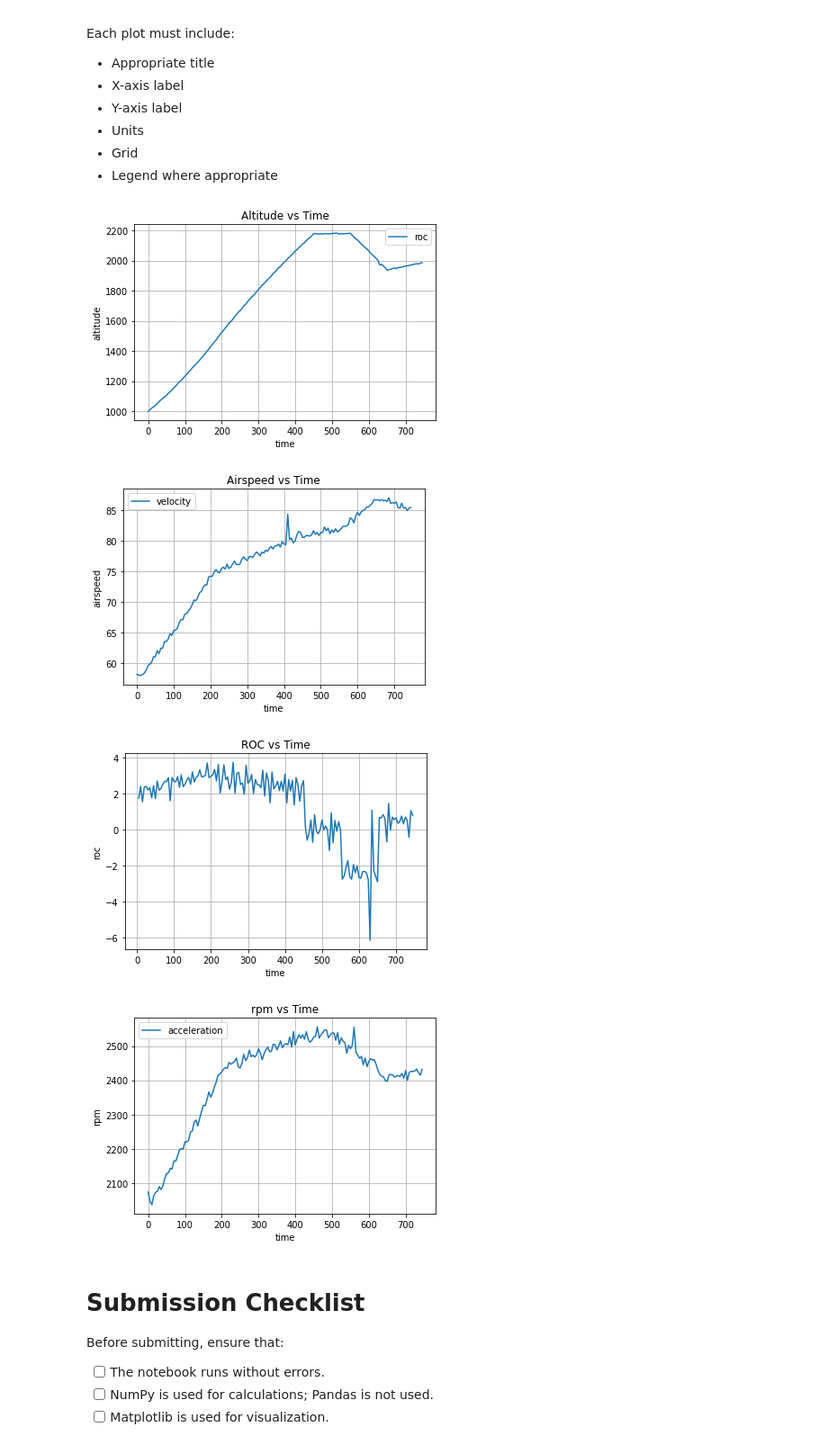
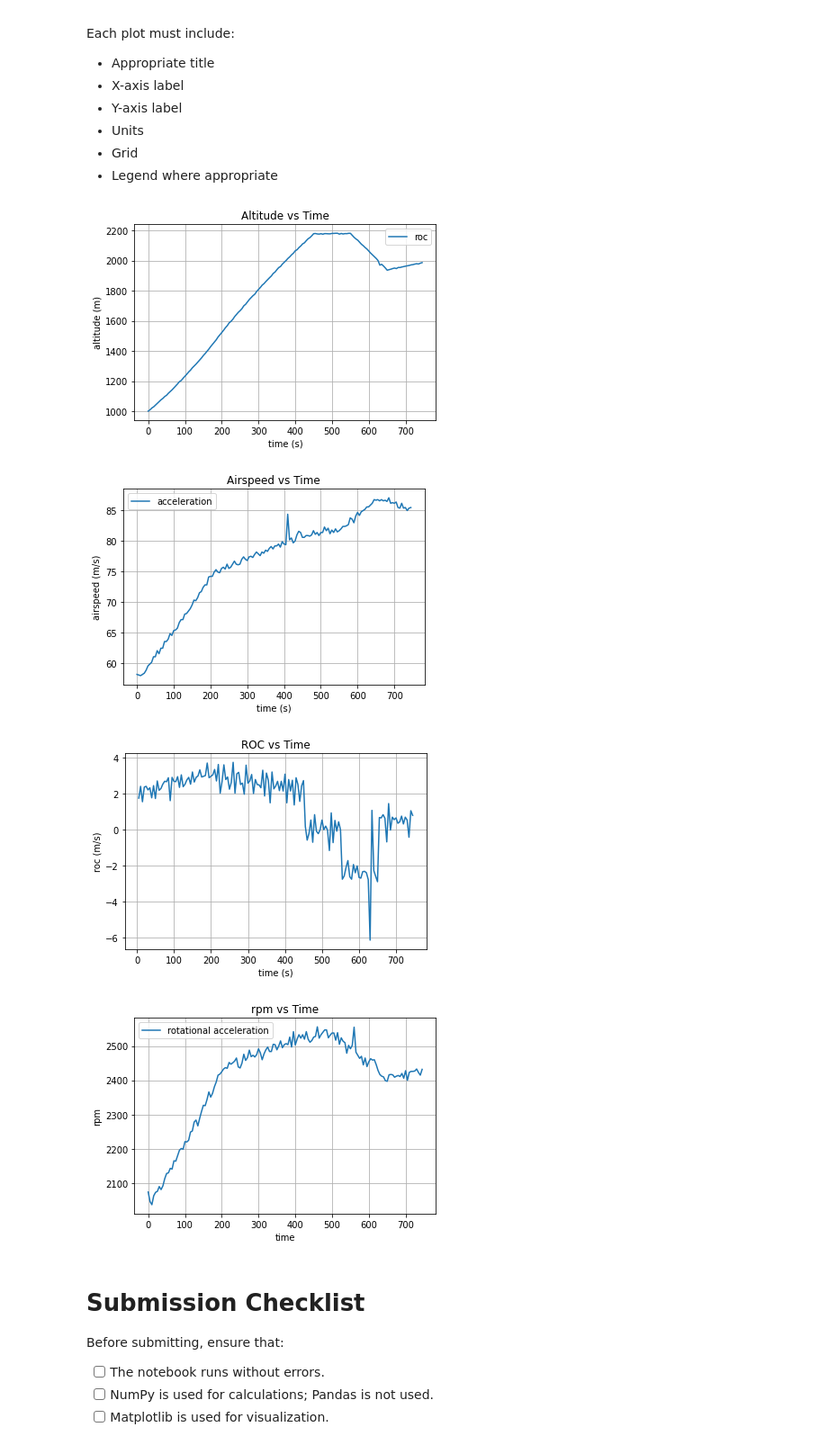
Before and after one commit to shakhawat2021hossain/python-libraries, a Jupyter notebook: exercise/project02_23044005.ipynb, the cells around one changed output. Shown at 90% size. Drawn from its saved outputs; the diff is of its cells as text; code cells hidden in the pictures.

```diff
--- a/exercise/project02_23044005.ipynb
+++ b/exercise/project02_23044005.ipynb
@@ -175,43 +264,43 @@ Each plot must include:
 # %%
 import matplotlib.pyplot as plt
 
 plt.plot(time, altitude, label='roc')
 plt.title('Altitude vs Time')
-plt.xlabel('time')
-plt.ylabel('altitude')
+plt.xlabel('time (s)')
+plt.ylabel('altitude (m)')
 plt.legend()
 plt.grid()
 plt.show()
 
 
-plt.plot(time, airspeed, label='velocity')
+plt.plot(time, airspeed, label='acceleration')
 plt.title('Airspeed vs Time')
-plt.xlabel('time')
-plt.ylabel('airspeed')
+plt.xlabel('time (s)')
+plt.ylabel('airspeed (m/s)')
 plt.legend()
 plt.grid()
 plt.show()
 
 plt.plot(time[1:], roc)
 plt.title('ROC vs Time')
-plt.xlabel('time')
-plt.ylabel('roc')
+plt.xlabel('time (s)')
+plt.ylabel('roc (m/s)')
 # plt.legend()
 plt.grid()
 plt.show()
 
-plt.plot(time, rpm, label="acceleration")
+plt.plot(time, rpm, label="rotational acceleration")
 plt.title('rpm vs Time')
 plt.xlabel('time')
 plt.ylabel('rpm')
 plt.legend()
 plt.grid()
 plt.show()
 # %% [output]
-[figure, old version]
+[figure, new version]
-[figure, old version]
+[figure, new version]
-[figure, old version]
+[figure, new version]
-[figure, old version]
+[figure, new version]
 # %% [markdown]
 # Submission Checklist
 
```
Also changed, not shown: parts of 3 cells of this notebook, 2 other files.
